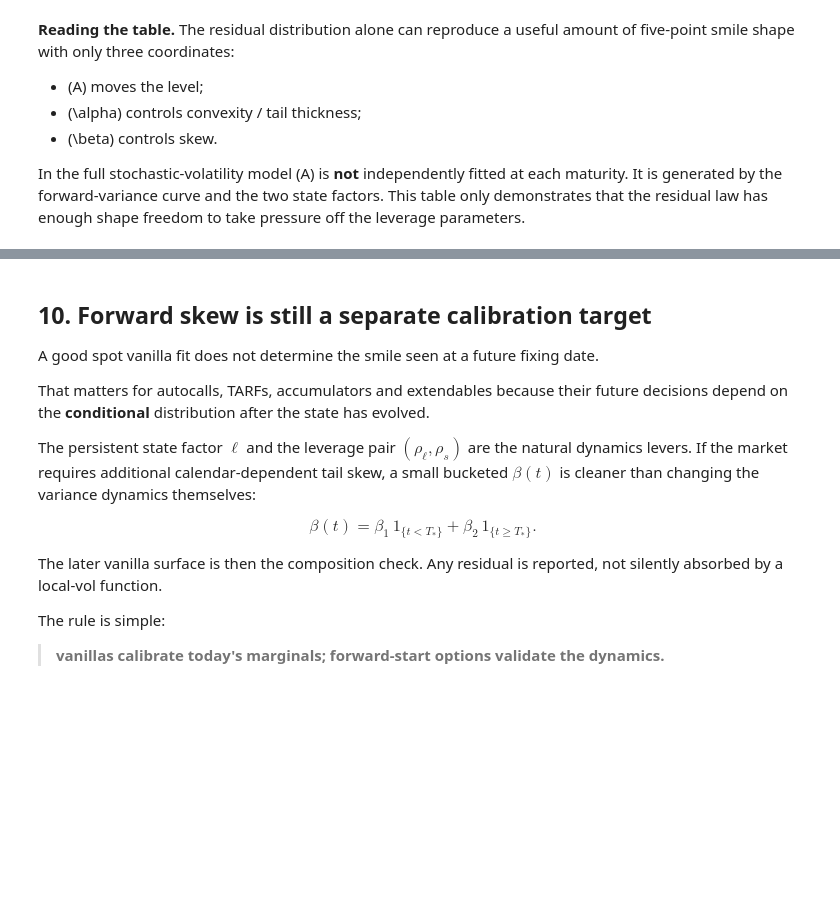
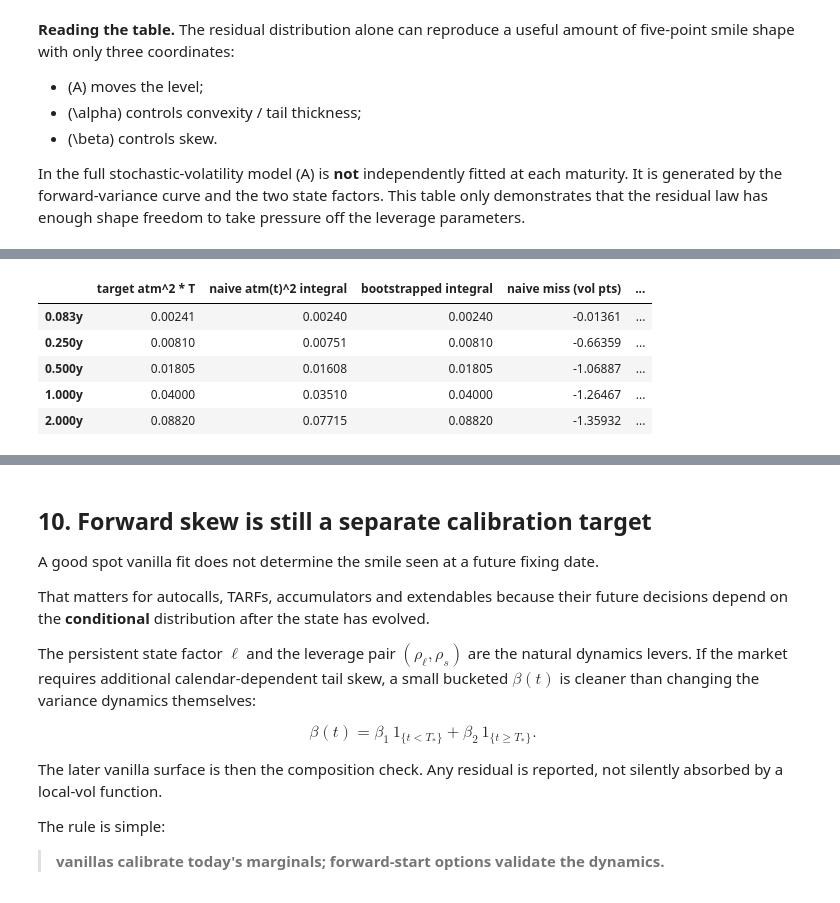
Before and after one commit to sylam/derivus, a Jupyter notebook: notebooks/jump_friendly_stochastic_asset_model_idiots_guide_executed.ipynb, the cells around one changed output, grey strips where cells are left out. Drawn from its saved outputs; the diff is of its cells as text; code cells hidden in the pictures; blank space fills up the shorter version.

```diff
--- a/notebooks/jump_friendly_stochastic_asset_model_idiots_guide_executed.ipynb
+++ b/notebooks/jump_friendly_stochastic_asset_model_idiots_guide_executed.ipynb
@@ -1272,0 +1303,27 @@ pd.DataFrame({
+# %%
+# The curve bug this section's first attempt hit, isolated cheaply (no Monte Carlo needed): does
+# integral_0^T xi(t) dt reproduce the market's ATM total variance atm(T)^2*T at every quoted knot?
+t_fine = np.linspace(1e-4, MATS[-1], 20000)
+
+def integral_naive(T):
+    xi_naive = np.interp(t_fine[t_fine <= T], np.r_[0.0, MATS], np.r_[ATM[0], ATM] ** 2)
+    return np.trapezoid(xi_naive, t_fine[t_fine <= T])
+
+def integral_bootstrapped(T):
+    return np.trapezoid(xi_bootstrapped(t_fine[t_fine <= T], MATS, ATM), t_fine[t_fine <= T])
+
+check = pd.DataFrame({
+    'target atm^2 * T': ATM ** 2 * MATS,
+    'naive atm(t)^2 integral': [integral_naive(T) for T in MATS],
+    'bootstrapped integral': [integral_bootstrapped(T) for T in MATS],
+}, index=[f'{t:.3f}y' for t in MATS])
+check['naive miss (vol pts)'] = 100 * (np.sqrt(check['naive atm(t)^2 integral'] / MATS) - ATM)
+check['bootstrapped miss (vol pts)'] = 100 * (np.sqrt(check['bootstrapped integral'] / MATS) - ATM)
+check.round(5)
+# %% [output]
+|  | target atm^2 * T | naive atm(t)^2 integral | bootstrapped integral | naive miss (vol pts) | ... |
+| 0.083y | 0.00241 | 0.00240 | 0.00240 | -0.01361 | ... |
+| 0.250y | 0.00810 | 0.00751 | 0.00810 | -0.66359 | ... |
+| 0.500y | 0.01805 | 0.01608 | 0.01805 | -1.06887 | ... |
+| 1.000y | 0.04000 | 0.03510 | 0.04000 | -1.26467 | ... |
+| 2.000y | 0.08820 | 0.07715 | 0.08820 | -1.35932 | ... |
```
Also changed, not shown: parts of 6 cells of this notebook, 2 other files.
